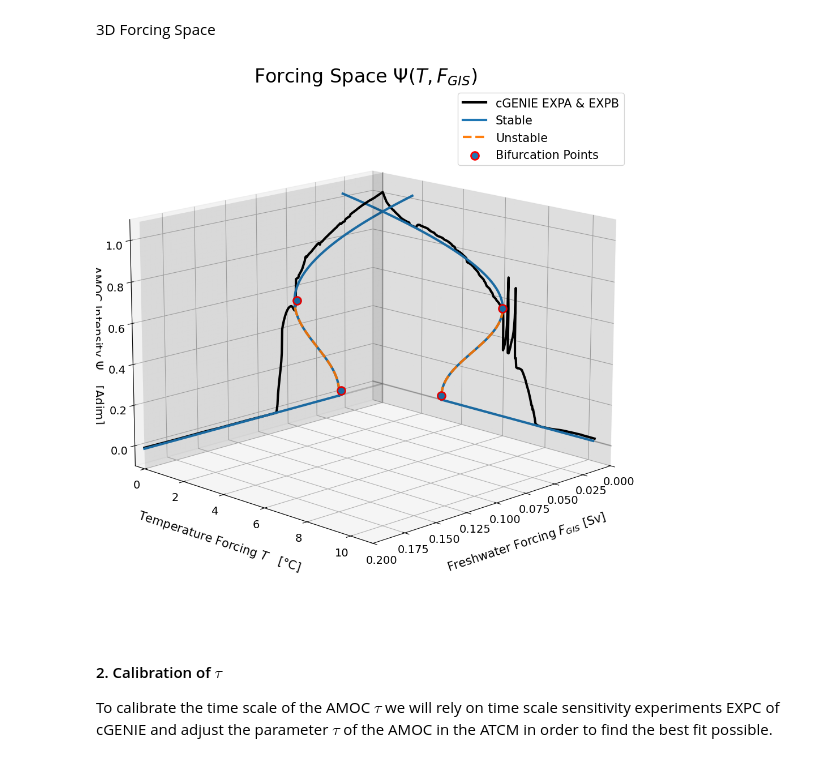
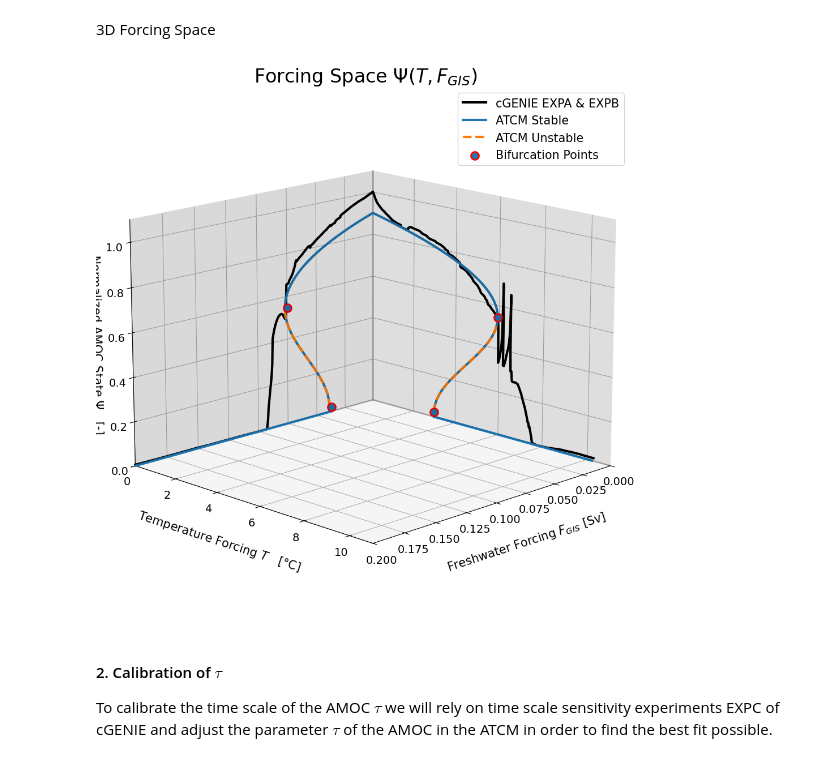
Before and after one commit to VUB-HYDR/2025_Laridon_etal_ORE, a Jupyter notebook: ATCM.ipynb, the cells around one changed output. Cells and saved outputs as stored; diff of their text form; code cells hidden in the pictures.

```diff
--- a/ATCM.ipynb
+++ b/ATCM.ipynb
@@ -1197,11 +1197,11 @@ Relative Difference for F_GIS^+ = 2.533%
 ##### Generate data for the 3D plot #####
 N = 1000
 axis_F_GIS = np.linspace(0,0.2,N)
-axis_T = np.linspace(-0.5,11,N)
-axis_Psi = np.linspace(-0.1,1.1,N)
+axis_T = np.linspace(0,11,N)
+axis_Psi = np.linspace(0,1.1,N)
 
 bif_extension = False
-psi_range = np.linspace(0,0.95,N)
+psi_range = np.linspace(0,0.9,N)
 T_calib_module = (psi_range**3-a_AMOC*psi_range**2-b_AMOC*psi_range-c_AMOC-e_AMOC*F_GIS_cst_A)/d_AMOC
 if bif_extension:
     M = 100
@@ -1241,8 +1241,8 @@ ax.plot_surface(plan_x, plan_y, plan_z, color='black', alpha=0.1)
 
 ### Plot of Temp Forcing Bifurcation Diagram (x=0) ###
 ax.plot(xs=np.zeros(len(norm_atl_max_overt_ExpA)),ys=global_sat_anomaly_cGENIE,zs=norm_atl_max_overt_ExpA,zdir='z',color='black',label='cGENIE EXPA & EXPB',lw=3)
-ax.plot(xs=np.zeros(len(T_calib_module)),ys=T_calib_module,zs=psi_range,color='tab:blue',label='Stable',lw=3)
-ax.plot(xs=np.zeros(len(T_unstable)),ys=T_unstable,zs=unstable_psi,linestyle='dashed',color='tab:orange',label='Unstable',lw=3)
+ax.plot(xs=np.zeros(len(T_calib_module)),ys=T_calib_module,zs=psi_range,color='tab:blue',label='ATCM Stable',lw=3)
+ax.plot(xs=np.zeros(len(T_unstable)),ys=T_unstable,zs=unstable_psi,linestyle='dashed',color='tab:orange',label='ATCM Unstable',lw=3)
 
 ### Plot of F_GIS Forcing Bifurcation Diagram (y=0) ###
 ax.plot(xs=hosing_forcing_it,ys=np.zeros(len(hosing_forcing_it)),zs=norm_atl_max_overt_ExpB,zdir='z',color='black',lw=3)
@@ -1256,35 +1256,35 @@ if plot_bifu_points:
     ax.scatter(xs=0,ys=Tm,zs=Psim,marker='o', color="#1f77b4",linewidths=2,s=100, edgecolors="red")
     ax.scatter(xs=FGISp,ys=0,zs=Psip,marker='o', color="#1f77b4",linewidths=2,s=100, edgecolors="red")
     ax.scatter(xs=FGISm,ys=0,zs=Psim,marker='o', color="#1f77b4",linewidths=2,s=100, edgecolors="red")
 
 # Plot horizontal line in the (Temperature forcing, AMOC Intensity) plane
 ax.plot3D(xs=[0, 0], ys=[3, 10.2], zs=[0, 0], color='tab:blue', lw=3)
 
 # Plot horizontal line in the (Freshwater forcing, AMOC Intensity) plane
 ax.plot3D(xs=[0.037, 0.2], ys=[0, 0], zs=[0, 0], color='tab:blue', lw=3)
 
 #### Cosmetics ####
 ## Add labels and title for the 3D plot ##
 ax.set_xlabel('Freshwater Forcing '+r'$F_{GIS}$ [Sv]',fontsize=15,labelpad=20)
 ax.set_ylabel('Temperature Forcing '+r'$ T\quad$[°C]',fontsize=15,labelpad=20)
-ax.set_zlabel('AMOC Intensity '+r'$\Psi\quad$ [Adim]',fontsize=15,labelpad=5)
+ax.set_zlabel('Normalized AMOC State '+r'$\Psi\quad$'+'[-]',fontsize=15,labelpad=5)
 ax.set_xlim(axis_F_GIS[0],axis_F_GIS[-1])
 ax.set_ylim(axis_T[0],axis_T[-1])
 ax.set_zlim(axis_Psi[0],axis_Psi[-1])
 ax.set_title('Forcing Space '+r'$\Psi(T,F_{GIS})$',size=24)
 
 #### Show the plot ####
 plt.tick_params(axis='both',labelsize=14)
 ax.legend(fontsize=15)
 plt.tight_layout()
 #ax.view_init(elev=10,azim=0) # view v1
 #ax.view_init(elev=10,azim=20) # view v2
 ax.view_init(elev=15,azim=45) # view v3
 ax.dist = 10.5
 plt.savefig(figures_path+'forcing_Space_T&FGIS',dpi=400)
 plt.show()
 # %% [output]
-[figure, old version]
+[figure, new version]
 # %% [markdown]
 #### 2. Calibration of $\tau$
 
```
Also changed, not shown: parts of 2 cells of this notebook, 1 other file.
